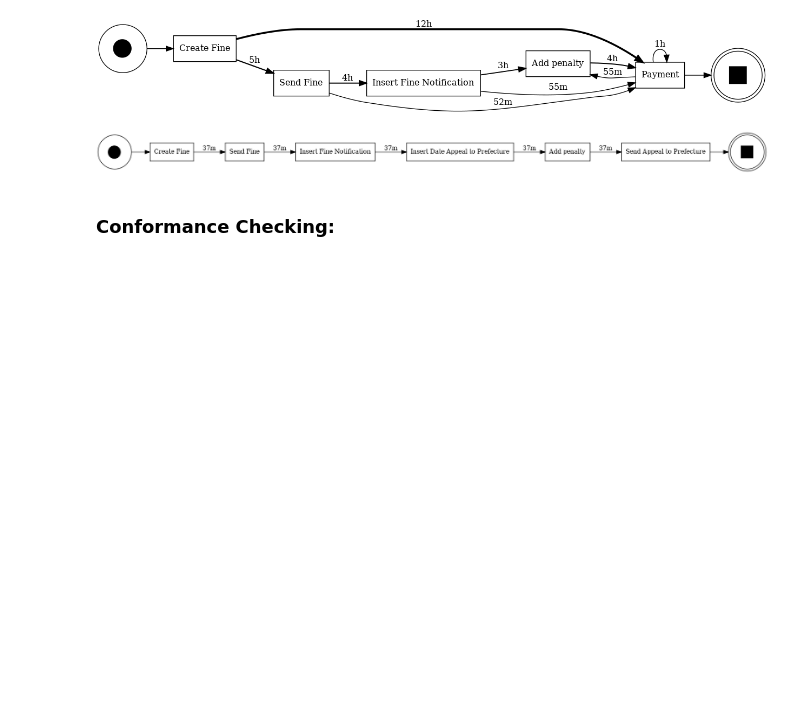
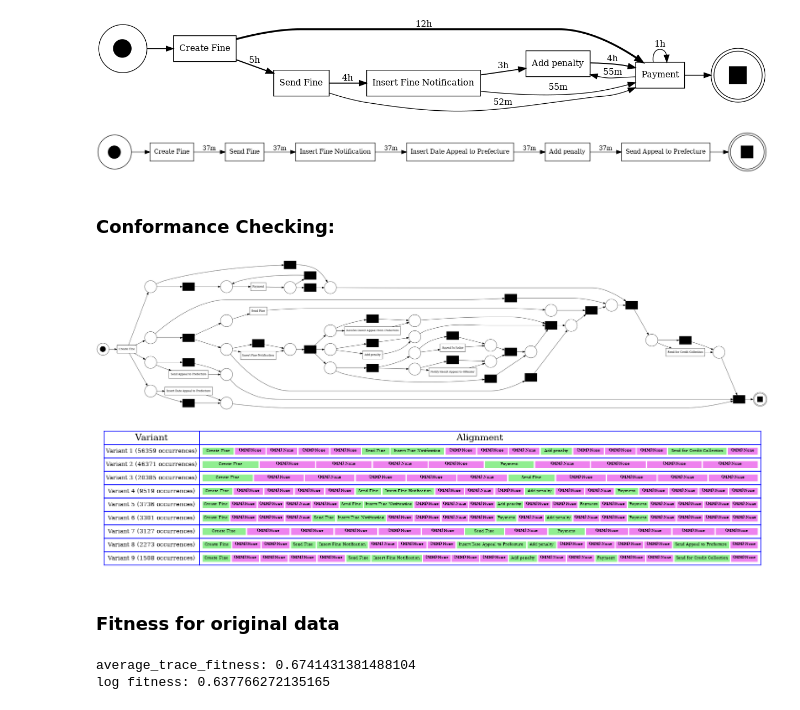
Before and after one commit to roccobalocco/AvodingTrafficFines, a Jupyter notebook: Notebooks/data_processing.ipynb, the cells around one changed output. Drawn from its saved outputs; the diff is of its cells as text; code cells hidden in the pictures; blank space fills up the shorter version.

```diff
--- a/Notebooks/data_processing.ipynb
+++ b/Notebooks/data_processing.ipynb
@@ -519,6 +524,10 @@ pm4py.view_performance_dfg(send_appeal_to_prefecture_dfg[0], send_appeal_to_pref
 ### Conformance Checking:
 # %%
 #Find diagnostic table
-net, im, fm = pm4py.discover_petri_net_inductive(filtered_log, activity_key='concept:name', case_id_key='case:concept:name', timestamp_key='time:timestamp')
-alignments_diagnostics = pm4py.conformance_diagnostics_alignments(filtered_log, net, im, fm, activity_key='concept:name', case_id_key='case:concept:name', timestamp_key='time:timestamp')
-pm4py.view_alignments(filtered_log, alignments_diagnostics, format='svg')
+net, im, fm = pm4py.discover_petri_net_inductive(orginal_data_frame)
+alignments_diagnostics = pm4py.conformance_diagnostics_alignments(filtered_log, net, im, fm)
+pm4py.view_petri_net(net, im, fm, format='png')
+pm4py.view_alignments(filtered_log, alignments_diagnostics, format='png')
+# %% [output]
+[figure, added]
+[figure, added]
@@ -524,0 +536,14 @@ pm4py.view_alignments(filtered_log, alignments_diagnostics, format='svg')
+# %% [markdown]
+### Fitness for original data
+# %%
+# Discover a process model using the Alpha Miner algorithm
+net, initial_marking, final_marking = pm4py.algo.discovery.alpha.algorithm.apply(original_event_log)
+# Calculate the fitness of the event log against the discovered process model
+fitness = pm4py.algo.evaluation.replay_fitness.algorithm.apply(original_event_log, net, initial_marking, final_marking)
+
+# Print the results
+print(f"average_trace_fitness: {fitness['average_trace_fitness']}")
+print(f"log fitness: {fitness['log_fitness']}")
+# %% [output]
+average_trace_fitness: 0.6741431381488104
+log fitness: 0.637766272135165
```
Also changed, not shown: parts of 6 cells of this notebook, 6 other files.
